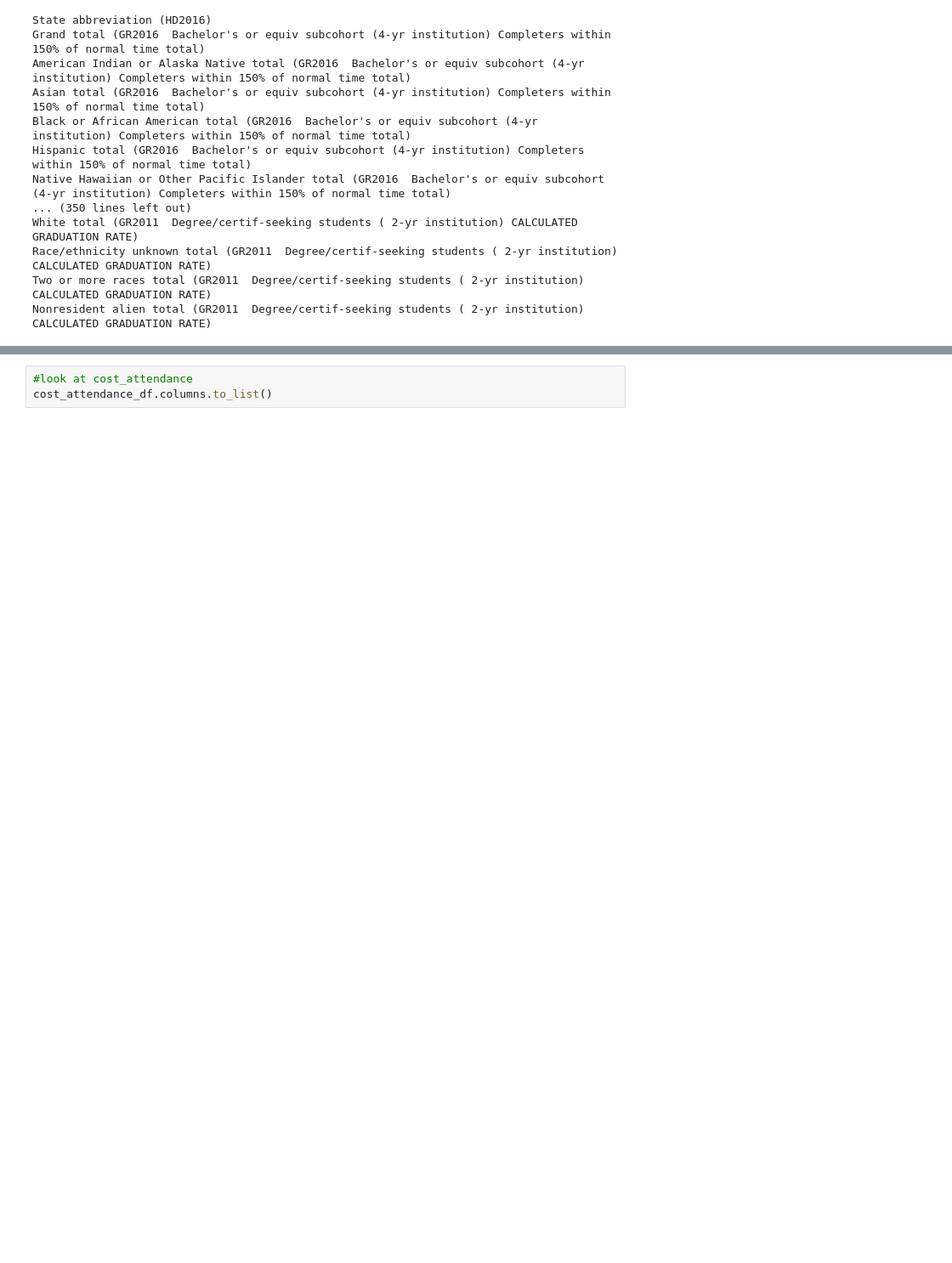
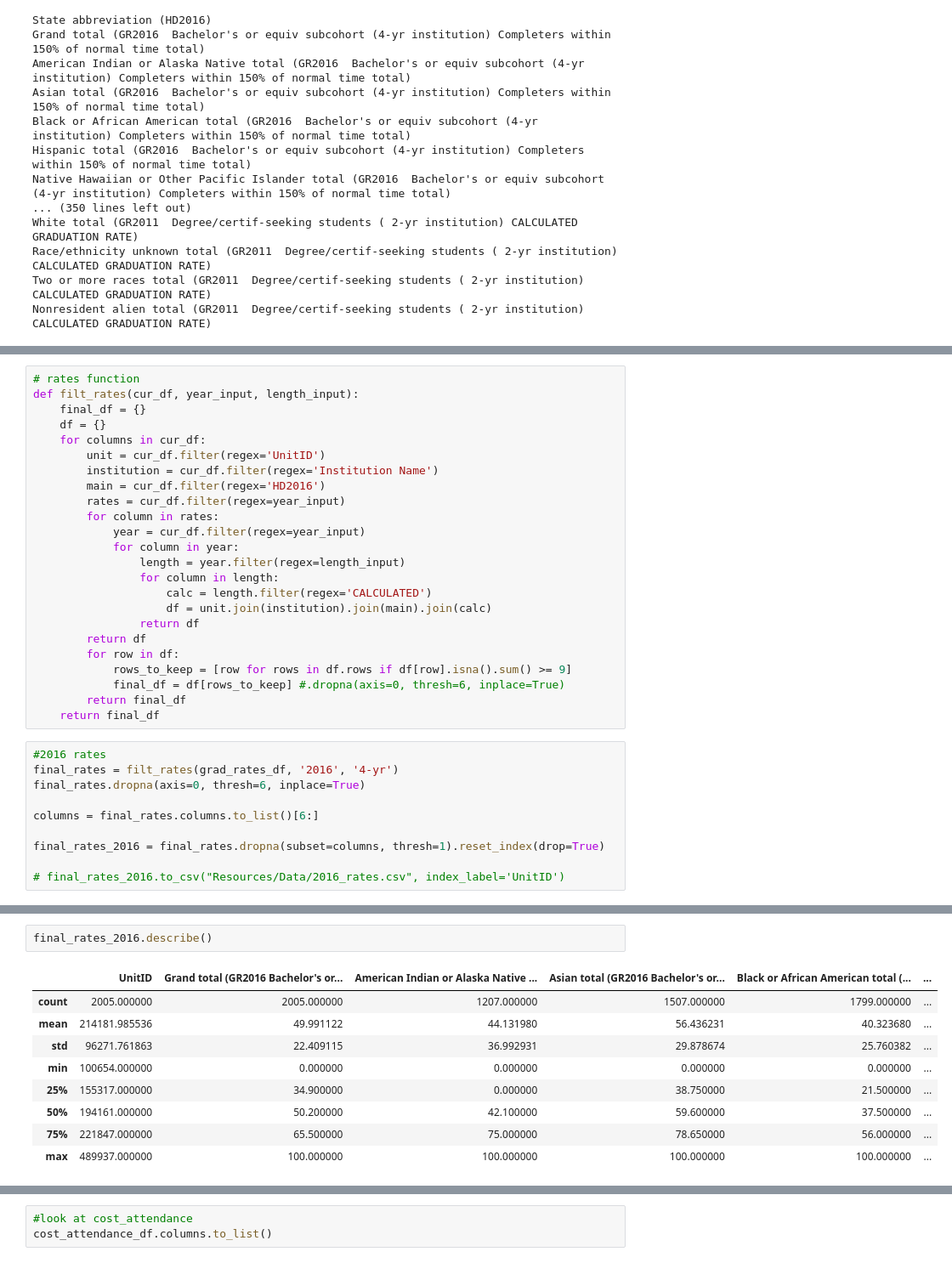
Before and after one commit to mthalken/Tuition_Analysis, a Jupyter notebook: cleaning_csv's.ipynb, the cells around one changed output, grey strips where cells are left out. Shown: that part at 85% size. Cells and saved outputs as stored; diff of their text form; blank space fills up the shorter version.

```diff
--- a/cleaning_csv's.ipynb
+++ b/cleaning_csv's.ipynb
@@ -429,0 +266,34 @@ final_rates_2011.to_csv("Resources/Data/2011_rates.csv", index_label='UnitID')
+# %%
+# rates function
+def filt_rates(cur_df, year_input, length_input):
+    final_df = {}
+    df = {}
+    for columns in cur_df:
+        unit = cur_df.filter(regex='UnitID')
+        institution = cur_df.filter(regex='Institution Name')
+        main = cur_df.filter(regex='HD2016')
+        rates = cur_df.filter(regex=year_input)
+        for column in rates:
+            year = cur_df.filter(regex=year_input)
+            for column in year:
+                length = year.filter(regex=length_input)
+                for column in length:
+                    calc = length.filter(regex='CALCULATED')
+                    df = unit.join(institution).join(main).join(calc)
+                return df
+        return df
+        for row in df:
+            rows_to_keep = [row for rows in df.rows if df[row].isna().sum() >= 9]
+            final_df = df[rows_to_keep] #.dropna(axis=0, thresh=6, inplace=True)
+        return final_df
+    return final_df
+# %%
+#2016 rates
+final_rates = filt_rates(grad_rates_df, '2016', '4-yr')
+final_rates.dropna(axis=0, thresh=6, inplace=True)
+
+columns = final_rates.columns.to_list()[6:]
+
+final_rates_2016 = final_rates.dropna(subset=columns, thresh=1).reset_index(drop=True)
+
+# final_rates_2016.to_csv("Resources/Data/2016_rates.csv", index_label='UnitID')
@@ -429,0 +316,12 @@ final_rates_2011.to_csv("Resources/Data/2011_rates.csv", index_label='UnitID')
+# %%
+final_rates_2016.describe()
+# %% [output]
+|  | UnitID | Grand total (GR2016 Bachelor's or... | American Indian or Alaska Native ... | Asian total (GR2016 Bachelor's or... | Black or African American total (... | ... |
+| count | 2005.000000 | 2005.000000 | 1207.000000 | 1507.000000 | 1799.000000 | ... |
+| mean | 214181.985536 | 49.991122 | 44.131980 | 56.436231 | 40.323680 | ... |
+| std | 96271.761863 | 22.409115 | 36.992931 | 29.878674 | 25.760382 | ... |
+| min | 100654.000000 | 0.000000 | 0.000000 | 0.000000 | 0.000000 | ... |
+| 25% | 155317.000000 | 34.900000 | 0.000000 | 38.750000 | 21.500000 | ... |
+| 50% | 194161.000000 | 50.200000 | 42.100000 | 59.600000 | 37.500000 | ... |
+| 75% | 221847.000000 | 65.500000 | 75.000000 | 78.650000 | 56.000000 | ... |
+| max | 489937.000000 | 100.000000 | 100.000000 | 100.000000 | 100.000000 | ... |
```
Also changed, not shown: parts of 35 cells of this notebook.
